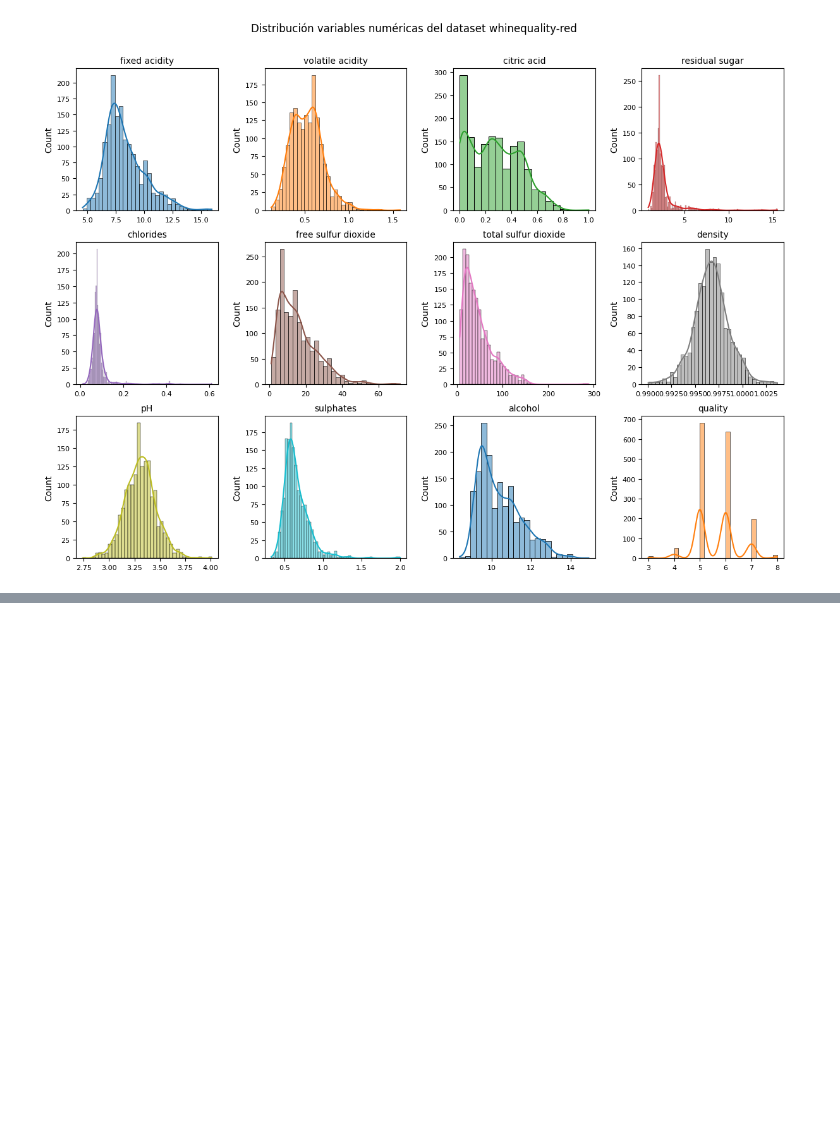
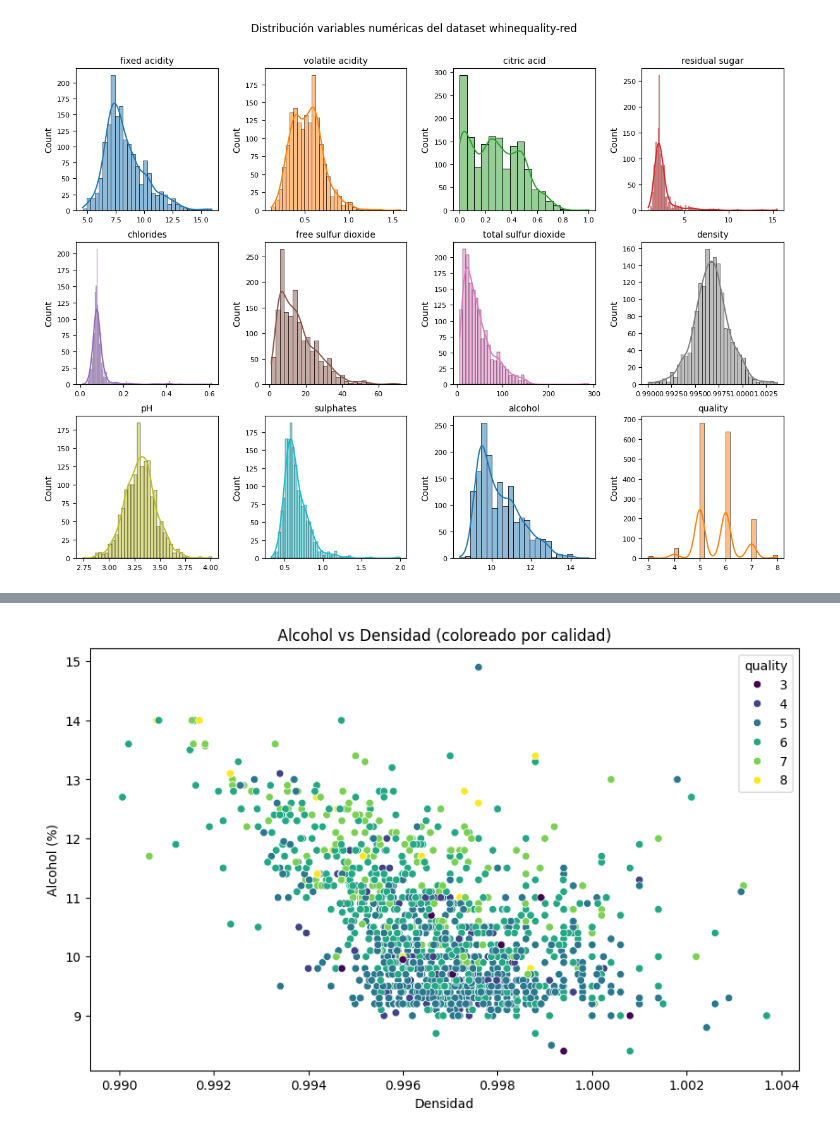
Before and after one commit to Heyder07/VisualBigData, a Jupyter notebook: 6. Trabajos extraclase/Challenge_2_Intermedio.ipynb, the cells around one changed output, grey strips where cells are left out. Saved outputs shown, nothing was run; the diff lists cells and outputs as text; code cells hidden in the pictures; blank space fills up the shorter version.

```diff
--- a/6. Trabajos extraclase/Challenge_2_Intermedio.ipynb
+++ b/6. Trabajos extraclase/Challenge_2_Intermedio.ipynb
@@ -179,0 +206,10 @@ fig.suptitle('Distribución variables numéricas del dataset whinequality-red',
+# %%
+# Gráfico de dispersión
+plt.figure(figsize=(10, 6))
+sns.scatterplot(x='density', y='alcohol', hue='quality', data=df, palette='viridis')
+plt.title('Alcohol vs Densidad (coloreado por calidad)')
+plt.xlabel('Densidad')
+plt.ylabel('Alcohol (%)')
+plt.show()
+# %% [output]
+[figure, added]
```
Also changed, not shown: parts of 8 cells of this notebook, 1 other file.
